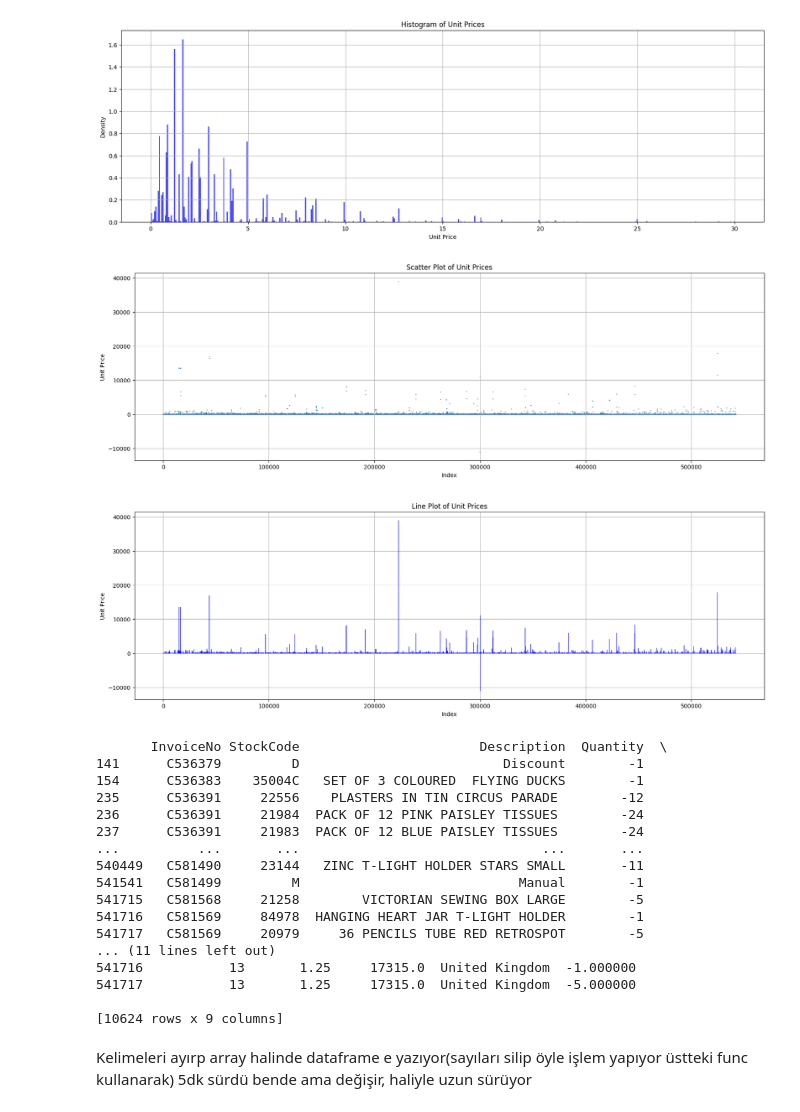
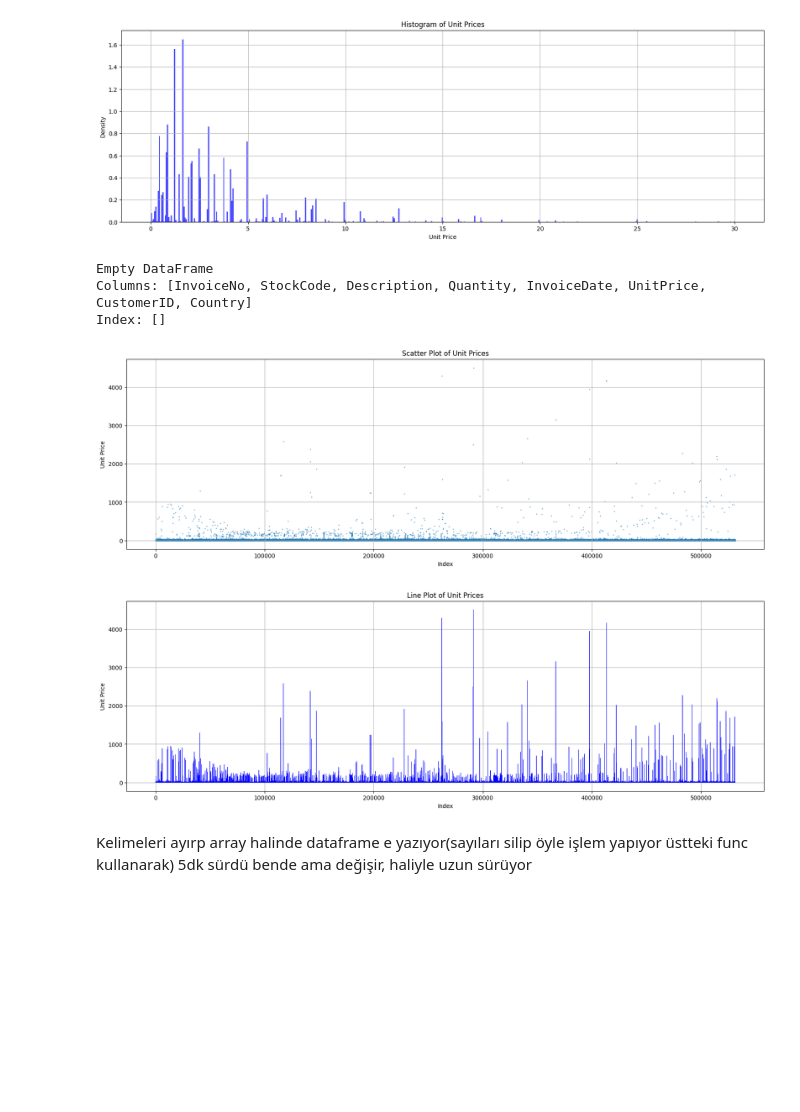
Before and after one commit to NikaGolestani/recsys, a Jupyter notebook: sales.ipynb, the cells around one changed output. Drawn from its saved outputs; the diff is of its cells as text; code cells hidden in the pictures; blank space fills up the shorter version.

Commit message:
Daha temiz data

```diff
--- a/sales.ipynb
+++ b/sales.ipynb
@@ -7,9 +5,2 @@ WARNING:tensorflow:From e:\annaconda3\envs\RecSys\Lib\site-packages\keras\src\lo
 # %%
 df = pd.DataFrame(pd.read_csv("data.csv", encoding='latin1'))
-# %%
-dates = df['InvoiceDate'].tolist()
-for i in range(len(dates)):
-    parts = dates[i].split(' ')[0].split('/')
-    dates[i] = int(parts[0]) * (int(parts[2]) % 2) + 1
-df['InvoiceDate'] = dates
-print(df.tail())
@@ -38,7 +15,3 @@ udf.head()
 | 3515 | 85099B | 47363 |
 | 3536 | 85123A | 38830 |
 | 3305 | 84879 | 36221 |
-# %%
-df['Weight'] = df['Quantity'] * df['InvoiceDate'] / 13
-wdf =df.groupby('StockCode')['Weight'].sum().reset_index().sort_values('Weight',ascending=False)
-wdf.head()
@@ -64,48 +30,36 @@ plt.show()
 # %% [output]
 [figure]
 # %%
+print(df[df['Quantity'] < 0])
+df = df.drop(df[df['Quantity'] < 0].index)
+df = df.drop(df[df['UnitPrice'] < 0].index)
+df = df.drop(df[df['UnitPrice'] > 5000].index)
+
 unit_prices = df['UnitPrice']
 
 # Create a scatter plot
 plt.figure(figsize=(20, 6))  # Adjust figure size if needed
 plt.scatter(range(len(unit_prices)), unit_prices, s=1, alpha=0.5)  # Plotting against index for x-axis
 plt.title('Scatter Plot of Unit Prices')
 plt.xlabel('Index')
 plt.ylabel('Unit Price')
 plt.grid(True)
 plt.show()
 
 # Create a line plot
 plt.figure(figsize=(20, 6))  # Adjust figure size if needed
 plt.plot(range(len(unit_prices)), unit_prices, color='blue', linewidth=0.5)  # Plotting against index for x-axis
 plt.title('Line Plot of Unit Prices')
 plt.xlabel('Index')
 plt.ylabel('Unit Price')
 plt.grid(True)
 plt.show()
 # %% [output]
+Empty DataFrame
+Columns: [InvoiceNo, StockCode, Description, Quantity, InvoiceDate, UnitPrice, CustomerID, Country]
+Index: []
-[figure, old version]
+[figure, new version]
-[figure, old version]
+[figure, new version]
-# %%
-print(df[df['Quantity'] < 0])
-# %% [output]
-       InvoiceNo StockCode                       Description  Quantity  \
-141      C536379         D                          Discount        -1
-154      C536383    35004C   SET OF 3 COLOURED  FLYING DUCKS        -1
-235      C536391     22556    PLASTERS IN TIN CIRCUS PARADE        -12
-236      C536391     21984  PACK OF 12 PINK PAISLEY TISSUES        -24
-237      C536391     21983  PACK OF 12 BLUE PAISLEY TISSUES        -24
-...          ...       ...                               ...       ...
-540449   C581490     23144   ZINC T-LIGHT HOLDER STARS SMALL       -11
-541541   C581499         M                            Manual        -1
-541715   C581568     21258        VICTORIAN SEWING BOX LARGE        -5
-541716   C581569     84978  HANGING HEART JAR T-LIGHT HOLDER        -1
-541717   C581569     20979     36 PENCILS TUBE RED RETROSPOT        -5
-... (11 lines left out)
-541716           13       1.25     17315.0  United Kingdom  -1.000000
-541717           13       1.25     17315.0  United Kingdom  -5.000000
-
-[10624 rows x 9 columns]
 # %%
 from rake_nltk import Rake
 import nltk
```
Also changed, not shown: parts of 18 cells of this notebook.
